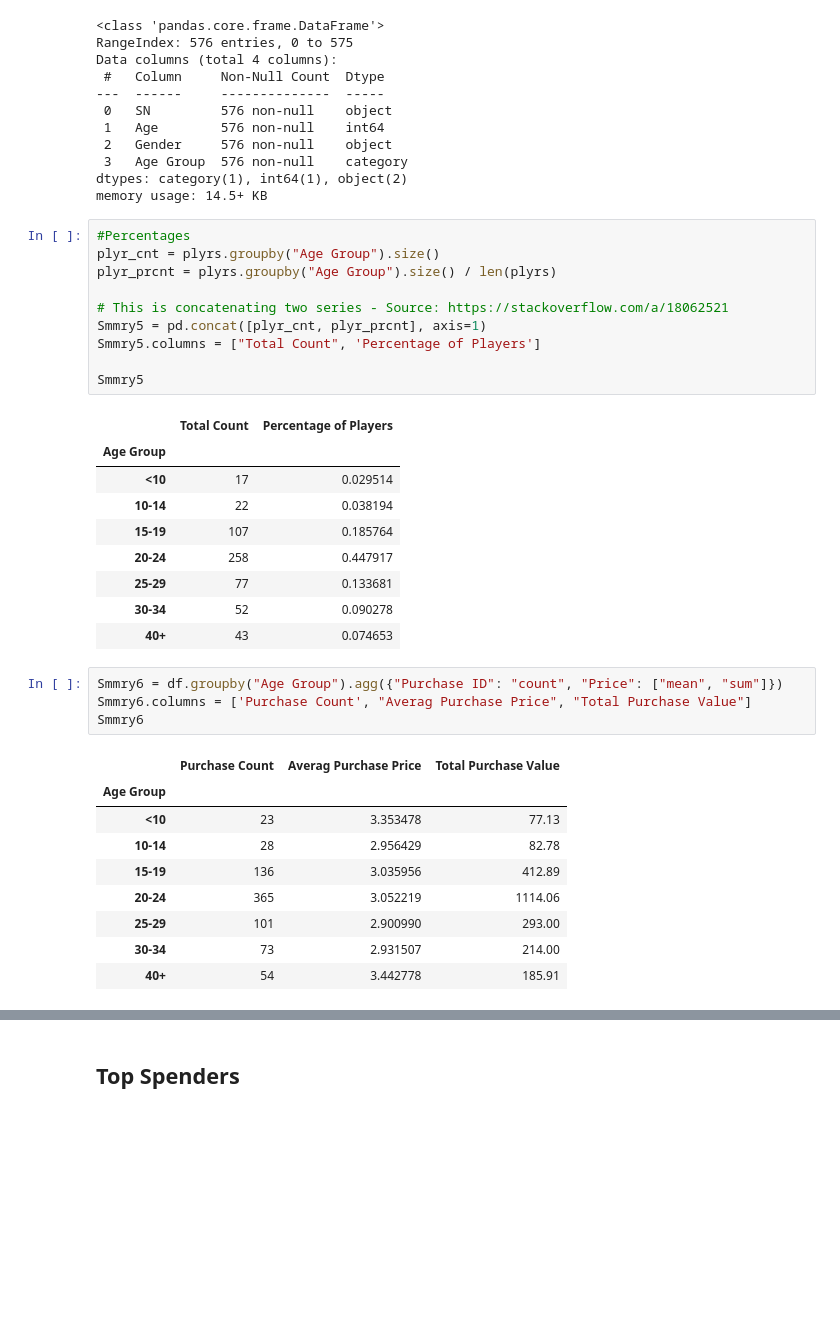
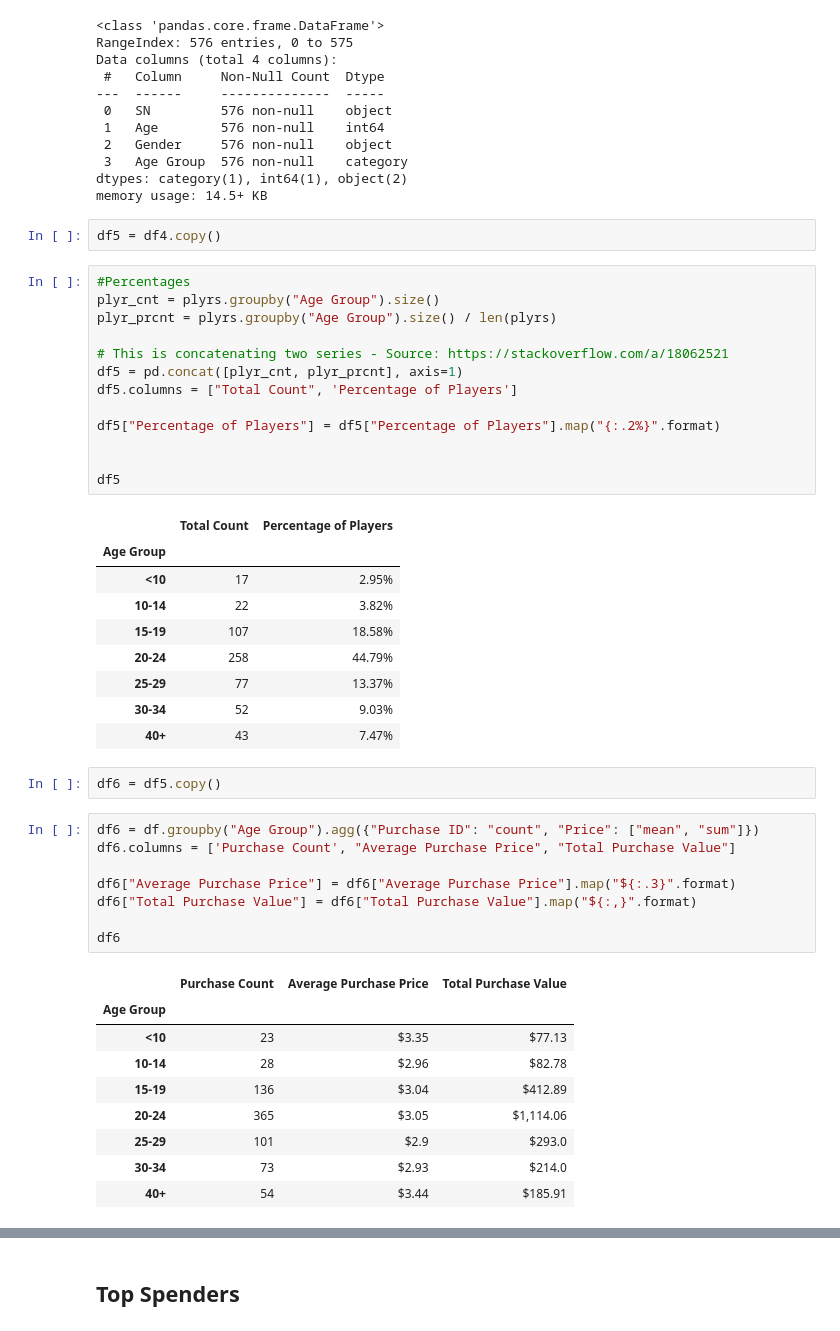
Before and after one commit to lopezmarco81/SMU_Data_1221_homework, a Jupyter notebook: 04 - Pandas/01 - Heroes_Of_Pymoli/01 - Heroes_Of_Pymoli - ML.ipynb, the cells around one changed output, grey strips where cells are left out. Saved outputs shown, nothing was run; the diff lists cells and outputs as text; blank space fills up the shorter version.

```diff
--- a/04 - Pandas/01 - Heroes_Of_Pymoli/01 - Heroes_Of_Pymoli - ML.ipynb
+++ b/04 - Pandas/01 - Heroes_Of_Pymoli/01 - Heroes_Of_Pymoli - ML.ipynb
@@ -460,40 +447,51 @@ Data columns (total 4 columns):
  3   Age Group  576 non-null    category
 dtypes: category(1), int64(1), object(2)
 memory usage: 14.5+ KB
+# %%
+df5 = df4.copy()
 # %%
 #Percentages
 plyr_cnt = plyrs.groupby("Age Group").size()
 plyr_prcnt = plyrs.groupby("Age Group").size() / len(plyrs)
 
 # This is concatenating two series - Source: https://stackoverflow.com/a/18062521
-Smmry5 = pd.concat([plyr_cnt, plyr_prcnt], axis=1)
-Smmry5.columns = ["Total Count", 'Percentage of Players']
+df5 = pd.concat([plyr_cnt, plyr_prcnt], axis=1)
+df5.columns = ["Total Count", 'Percentage of Players']
 
-Smmry5
+df5["Percentage of Players"] = df5["Percentage of Players"].map("{:.2%}".format)
+
+
+df5
 # %% [output]
 |  | Total Count | Percentage of Players |
 | Age Group |  |  |
-| <10 | 17 | 0.029514 |
-| 10-14 | 22 | 0.038194 |
-| 15-19 | 107 | 0.185764 |
-| 20-24 | 258 | 0.447917 |
-| 25-29 | 77 | 0.133681 |
-| 30-34 | 52 | 0.090278 |
-| 40+ | 43 | 0.074653 |
+| <10 | 17 | 2.95% |
+| 10-14 | 22 | 3.82% |
+| 15-19 | 107 | 18.58% |
+| 20-24 | 258 | 44.79% |
+| 25-29 | 77 | 13.37% |
+| 30-34 | 52 | 9.03% |
+| 40+ | 43 | 7.47% |
+# %%
+df6 = df5.copy()
 # %%
-Smmry6 = df.groupby("Age Group").agg({"Purchase ID": "count", "Price": ["mean", "sum"]})
-Smmry6.columns = ['Purchase Count', "Averag Purchase Price", "Total Purchase Value"]
-Smmry6
+df6 = df.groupby("Age Group").agg({"Purchase ID": "count", "Price": ["mean", "sum"]})
+df6.columns = ['Purchase Count', "Average Purchase Price", "Total Purchase Value"]
+
+df6["Average Purchase Price"] = df6["Average Purchase Price"].map("${:.3}".format)
+df6["Total Purchase Value"] = df6["Total Purchase Value"].map("${:,}".format)
+
+df6
 # %% [output]
-|  | Purchase Count | Averag Purchase Price | Total Purchase Value |
+|  | Purchase Count | Average Purchase Price | Total Purchase Value |
 | Age Group |  |  |  |
-| <10 | 23 | 3.353478 | 77.13 |
-| 10-14 | 28 | 2.956429 | 82.78 |
-| 15-19 | 136 | 3.035956 | 412.89 |
-| 20-24 | 365 | 3.052219 | 1114.06 |
-| 25-29 | 101 | 2.900990 | 293.00 |
-| 30-34 | 73 | 2.931507 | 214.00 |
-| 40+ | 54 | 3.442778 | 185.91 |
+| <10 | 23 | $3.35 | $77.13 |
+| 10-14 | 28 | $2.96 | $82.78 |
+| 15-19 | 136 | $3.04 | $412.89 |
+| 20-24 | 365 | $3.05 | $1,114.06 |
+| 25-29 | 101 | $2.9 | $293.0 |
+| 30-34 | 73 | $2.93 | $214.0 |
+| 40+ | 54 | $3.44 | $185.91 |
 # %%
 #Dollars
 Smmry6["Average Total Purchase per Person"] = Smmry6["Total Purchase Value"] / Smmry5["Total Count"]
```
Also changed, not shown: parts of 26 cells of this notebook, 1 other file.
